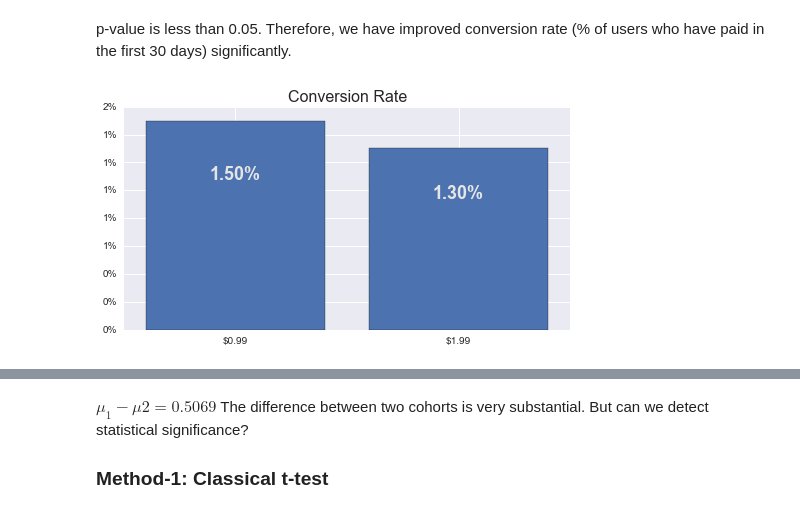
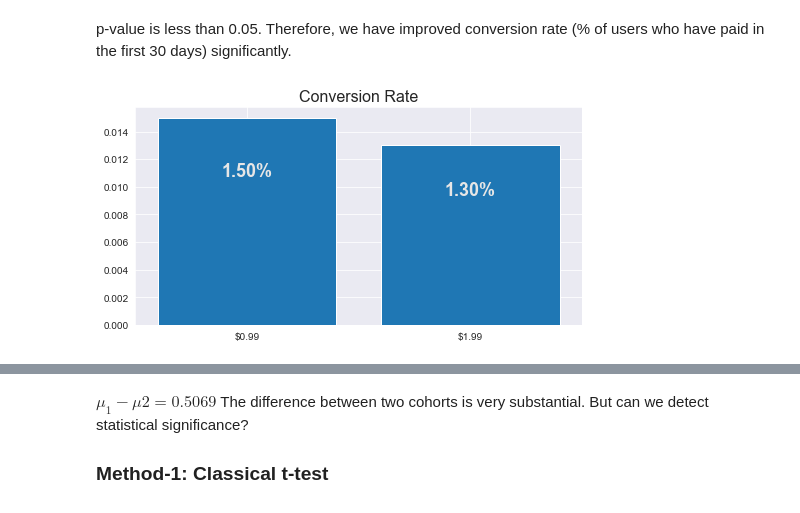
Before and after one commit to Volodymyrk/stats-testing-in-python, a Jupyter notebook: 04 - AB testing revenues.ipynb, the cells around one changed output, grey strips where cells are left out. Cells and saved outputs as stored; diff of their text form; code cells hidden in the pictures.

```diff
--- a/04 - AB testing revenues.ipynb
+++ b/04 - AB testing revenues.ipynb
@@ -65,23 +67,26 @@ print(' z-stat = {z} \n p-value = {p}'.format(z=z,p=p))
 # %% [markdown]
 p-value is less than 0.05. Therefore, we have improved conversion rate (% of users who have paid in the first 30 days) significantly.
 # %%
+import seaborn as sns
+sns.set_style('darkgrid')
 fig, ax = plt.subplots(figsize=(8,4))
 
 x = [0,1]
 y = [payers_a/installs_a, payers_b/installs_b]
 ax.bar(x, y, align='center', width=.8)
 ax.set_xticks(x)
 ax.set_xticklabels(['$0.99', '$1.99'])
-xlim(-.5,1.5)
+plt.xlim(-.5,1.5)
 
+# value labels
 for xx, yy in zip(x,y):
     ax.text(xx, yy*.7, '%0.2f%%'%(100*yy),ha='center', va='bottom', fontdict={'size':18,'weight':'bold','color':(0.9,.9,.9)})
-ax.yaxis.set_major_formatter(FuncFormatter(lambda x, pos=0: '%0.0f%%'%(100.0*x)))
-title('Conversion Rate', fontdict={'size':16})
+#ax.yaxis.set_major_formatter(FuncFormatter(lambda x, pos=0: '%0.0f%%'%(100.0*x)))
+plt.title('Conversion Rate', fontdict={'size':16})
 pass
 # fig.savefig('04.01 conversion rate.png', bbox_inches='tight', pad_inches=0.2 ,dpi=200)
 # %% [output]
-[figure, old version]
+[figure, new version]
 # %%
 # Let's generate some random payment data. Those distributions are taken from a thin air, just so that we have
 # a very skewed distribution. I don't care whether those numbers look realistic for a mobile casual game, as long as I can
```
Also changed, not shown: parts of 18 cells of this notebook.
